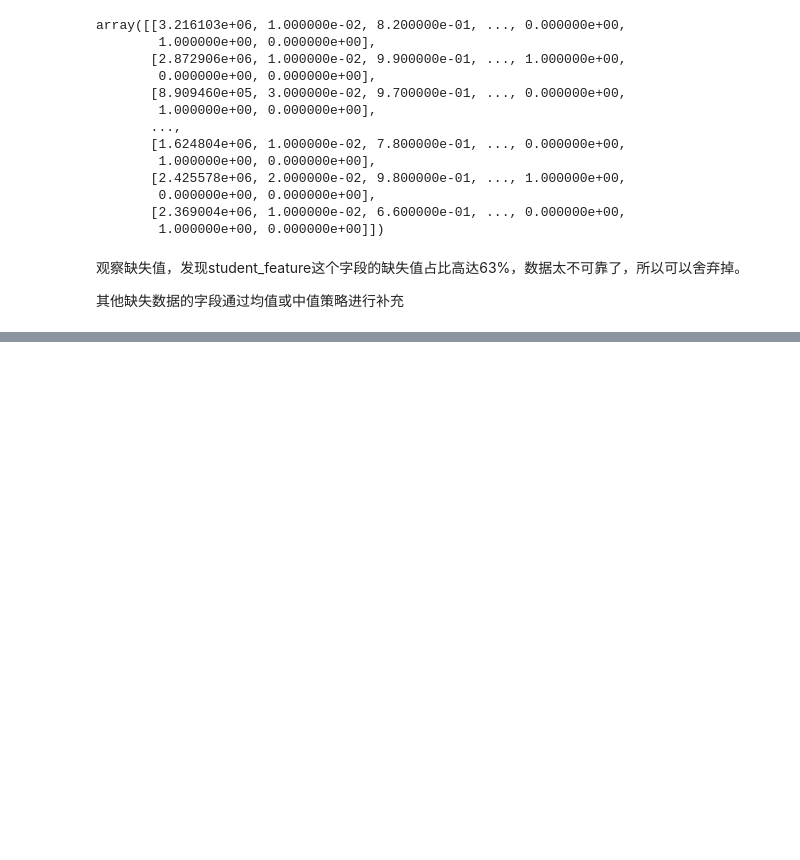
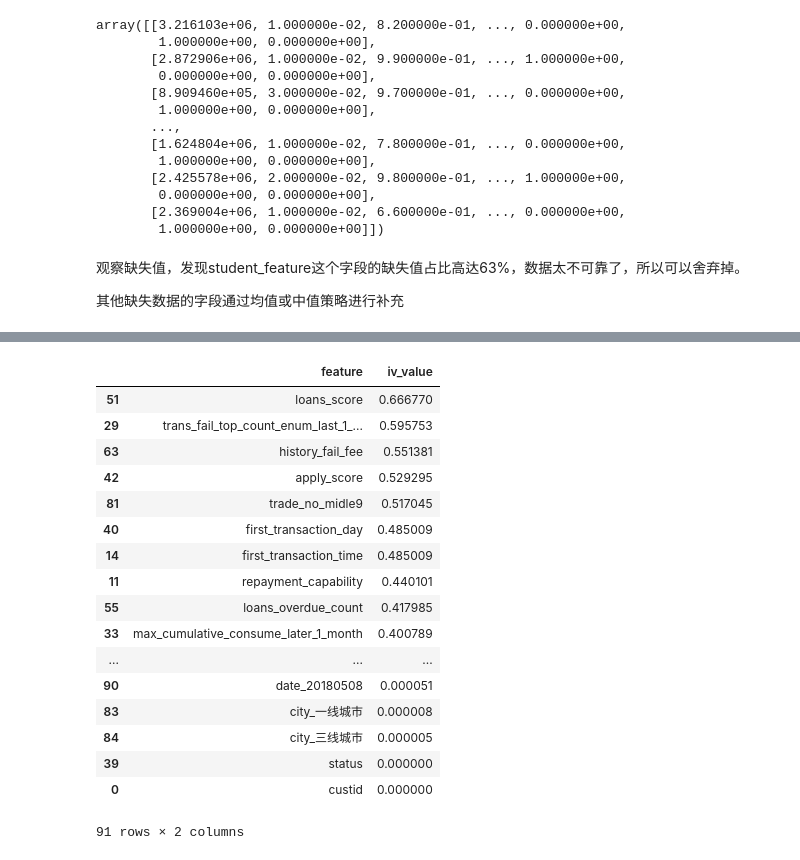
Before and after one commit to changeyb/datawhale, a Jupyter notebook: dataMining/Datawhale_数据挖掘.ipynb, the cells around one changed output, grey strips where cells are left out. Saved outputs shown, nothing was run; the diff lists cells and outputs as text; code cells hidden in the pictures; blank space fills up the shorter version.

```diff
--- a/dataMining/Datawhale_数据挖掘.ipynb
+++ b/dataMining/Datawhale_数据挖掘.ipynb
@@ -313,0 +347,33 @@ There are 74 columns that have missing values.
+# %%
+column_headers = list(data2.columns.values)
+# print(column_headers)
+d=[]
+for x in column_headers:
+    iv, data = calc_iv(data2, x, 'status')
+    d.append(iv)
+#整理成Series类型并合并
+column_headers=pd.Series(column_headers,name='feature')
+d=pd.Series(d,name='iv_value')
+
+# print(column_headers)
+iv_result=pd.concat([column_headers,d],axis=1)
+iv_result.sort_values(by='iv_value',ascending=False)
+# %% [output]
+|  | feature | iv_value |
+| 51 | loans_score | 0.666770 |
+| 29 | trans_fail_top_count_enum_last_1_... | 0.595753 |
+| 63 | history_fail_fee | 0.551381 |
+| 42 | apply_score | 0.529295 |
+| 81 | trade_no_midle9 | 0.517045 |
+| 40 | first_transaction_day | 0.485009 |
+| 14 | first_transaction_time | 0.485009 |
+| 11 | repayment_capability | 0.440101 |
+| 55 | loans_overdue_count | 0.417985 |
+| 33 | max_cumulative_consume_later_1_month | 0.400789 |
+| ... | ... | ... |
+| 90 | date_20180508 | 0.000051 |
+| 83 | city_一线城市 | 0.000008 |
+| 84 | city_三线城市 | 0.000005 |
+| 39 | status | 0.000000 |
+| 0 | custid | 0.000000 |
+91 rows × 2 columns
```
Also changed, not shown: parts of 15 cells of this notebook.
